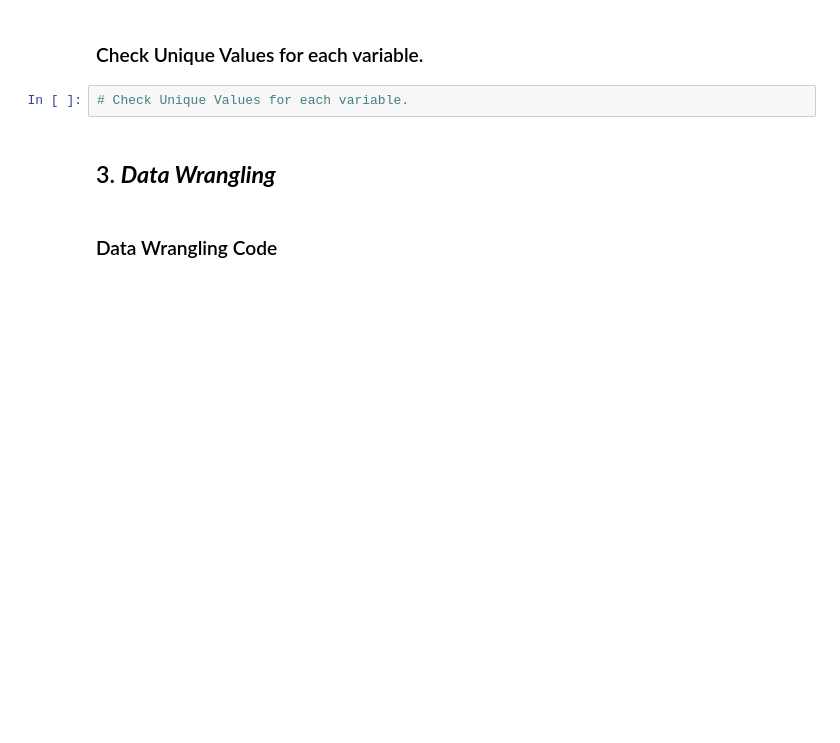
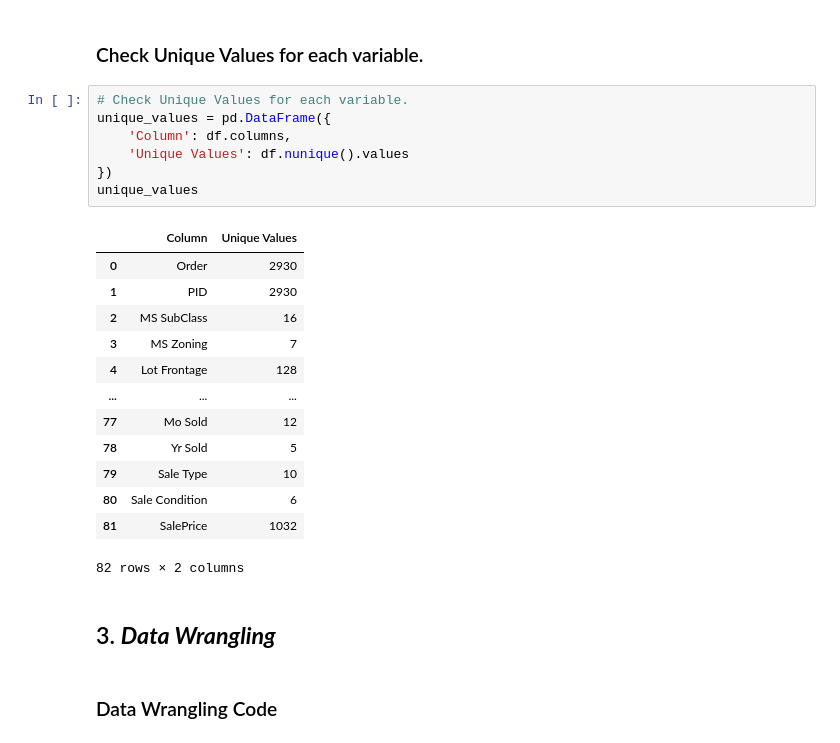
Before and after one commit to Krishna-matic/Machine_Learning_Projects, a Jupyter notebook: 02_ames_housing_sales_price_prediction/Ames_Housing_ML_Project.ipynb, the cells around one changed output. Cells and saved outputs as stored; diff of their text form; blank space fills up the shorter version.

```diff
--- a/02_ames_housing_sales_price_prediction/Ames_Housing_ML_Project.ipynb
+++ b/02_ames_housing_sales_price_prediction/Ames_Housing_ML_Project.ipynb
@@ -180,6 +230,25 @@ Answer Here
 ### Check Unique Values for each variable.
 # %%
 # Check Unique Values for each variable.
+unique_values = pd.DataFrame({
+    'Column': df.columns,
+    'Unique Values': df.nunique().values
+})
+unique_values
+# %% [output]
+|  | Column | Unique Values |
+| 0 | Order | 2930 |
+| 1 | PID | 2930 |
+| 2 | MS SubClass | 16 |
+| 3 | MS Zoning | 7 |
+| 4 | Lot Frontage | 128 |
+| ... | ... | ... |
+| 77 | Mo Sold | 12 |
+| 78 | Yr Sold | 5 |
+| 79 | Sale Type | 10 |
+| 80 | Sale Condition | 6 |
+| 81 | SalePrice | 1032 |
+82 rows × 2 columns
 # %% [markdown]
 ## 3. ***Data Wrangling***
 # %% [markdown]
```
Also changed, not shown: parts of 9 cells of this notebook.
